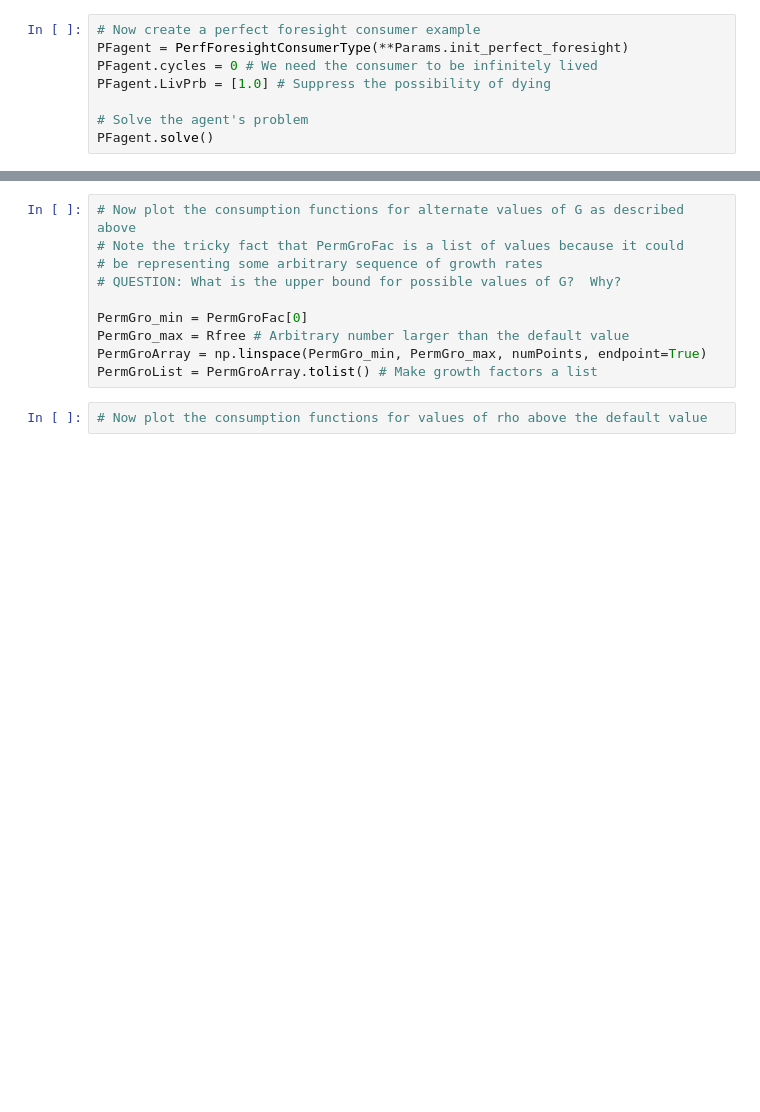
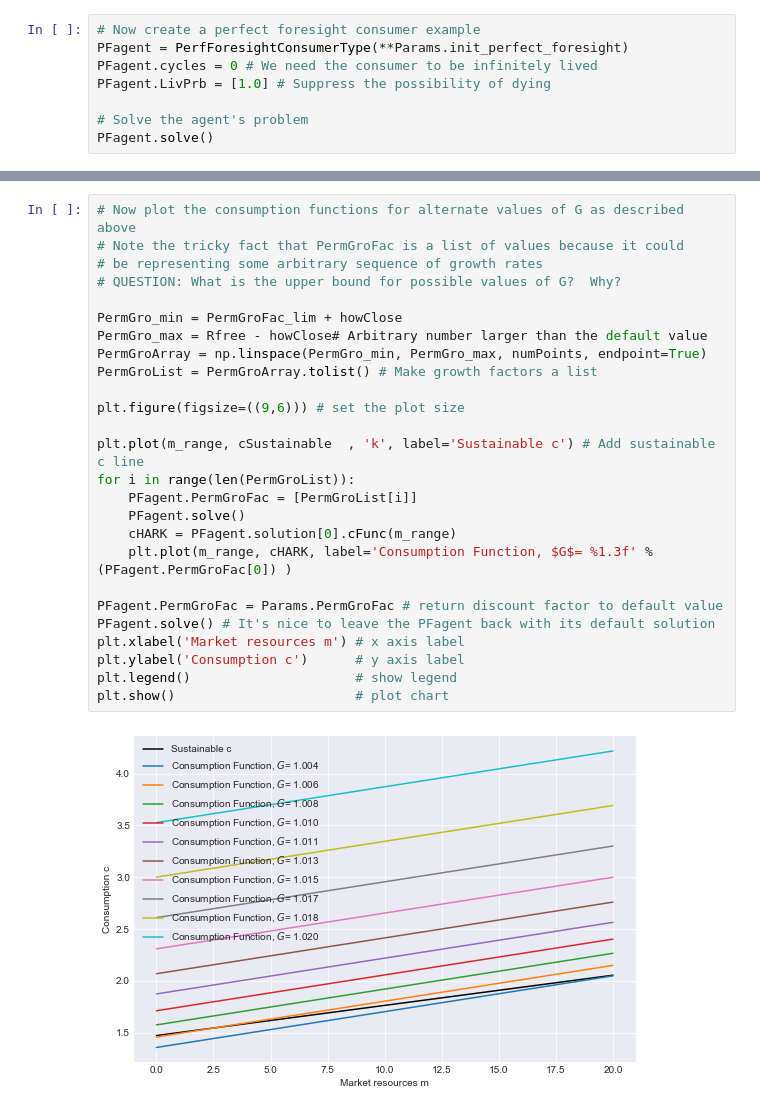
Before and after one commit to JHU-Econ-Choice-2018/problem-set-2-Mv77, a Jupyter notebook: ps2b_Mateo_Velasquez_Giraldo.ipynb, the cells around one changed output, grey strips where cells are left out. Cells and saved outputs as stored; diff of their text form; blank space fills up the shorter version.

Commit message:
Added first pass solution of 2b

```diff
--- a/ps2b_Mateo_Velasquez_Giraldo.ipynb
+++ b/ps2b_Mateo_Velasquez_Giraldo.ipynb
@@ -165,12 +207,28 @@ plt.show()                       # plot chart
 # %%
 # Now plot the consumption functions for alternate values of G as described above
 # Note the tricky fact that PermGroFac is a list of values because it could
 # be representing some arbitrary sequence of growth rates
 # QUESTION: What is the upper bound for possible values of G?  Why?
 
-PermGro_min = PermGroFac[0]
-PermGro_max = Rfree # Arbitrary number larger than the default value
+PermGro_min = PermGroFac_lim + howClose
+PermGro_max = Rfree - howClose# Arbitrary number larger than the default value
 PermGroArray = np.linspace(PermGro_min, PermGro_max, numPoints, endpoint=True)
 PermGroList = PermGroArray.tolist() # Make growth factors a list
+
+plt.figure(figsize=((9,6))) # set the plot size
+
+plt.plot(m_range, cSustainable  , 'k', label='Sustainable c') # Add sustainable c line
+for i in range(len(PermGroList)):
+    PFagent.PermGroFac = [PermGroList[i]]
+    PFagent.solve()
+    cHARK = PFagent.solution[0].cFunc(m_range)
+    plt.plot(m_range, cHARK, label='Consumption Function, $G$= %1.3f' %(PFagent.PermGroFac[0]) )
+
+PFagent.PermGroFac = Params.PermGroFac # return discount factor to default value
+PFagent.solve() # It's nice to leave the PFagent back with its default solution
+plt.xlabel('Market resources m') # x axis label
+plt.ylabel('Consumption c')      # y axis label
+plt.legend()                     # show legend
+plt.show()                       # plot chart
+# %% [output]
+[figure, added]
-# %%
-# Now plot the consumption functions for values of rho above the default value
```
Also changed, not shown: parts of 11 cells of this notebook.
